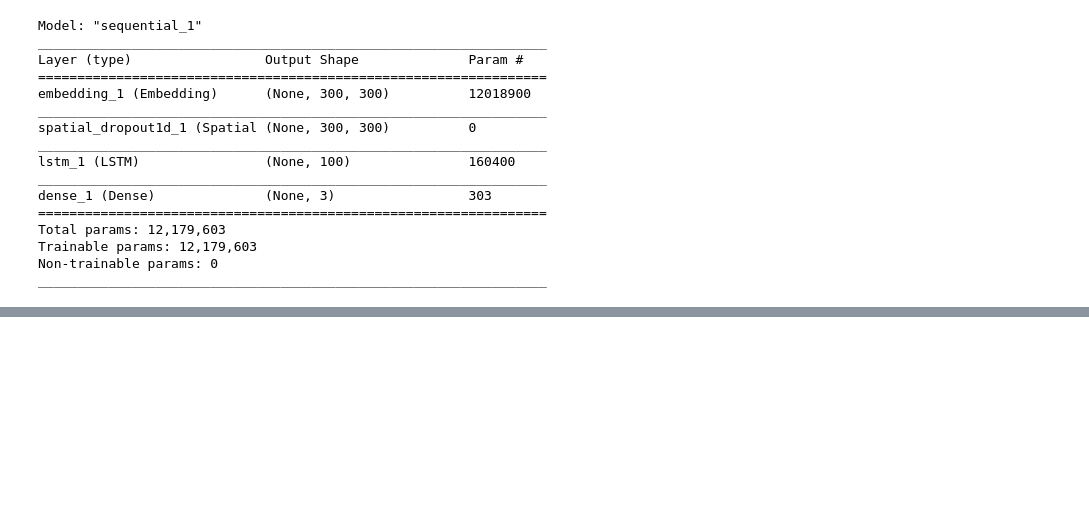
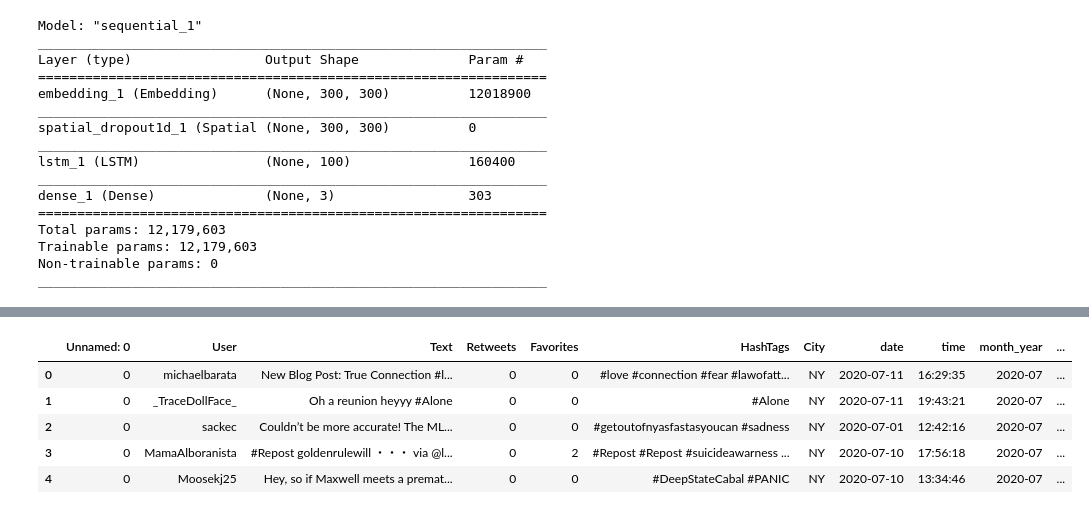
Before and after one commit to aradhanacha/NLP, a Jupyter notebook: LSTM_train.ipynb, the cells around one changed output, grey strips where cells are left out. Cells and saved outputs as stored; diff of their text form; code cells hidden in the pictures; blank space fills up the shorter version.

```diff
--- a/LSTM_train.ipynb
+++ b/LSTM_train.ipynb
@@ -245,5 +255,5 @@ print(confusion_matrix(y_test_1d, y_pred_1d))
 # %%
-THRESHOLDS = (0.4, 0.8)
+THRESHOLDS = (0.6, 0.8)
 # %%
 def decode_risk(stage,score):
   if stage==0:
@@ -324,0 +362,12 @@ _________________________________________________________________
+# %%
+#read_data
+Pred_data['Mental_condition'] = Pred_data['Processed_Text'].apply(predict)
+# %%
+Pred_data.head()
+# %% [output]
+|  | Unnamed: 0 | User | Text | Retweets | Favorites | HashTags | City | date | time | month_year | ... |
+| 0 | 0 | michaelbarata | New Blog Post: True Connection #l... | 0 | 0 | #love #connection #fear #lawofatt... | NY | 2020-07-11 | 16:29:35 | 2020-07 | ... |
+| 1 | 0 | _TraceDollFace_ | Oh a reunion heyyy #Alone | 0 | 0 | #Alone | NY | 2020-07-11 | 19:43:21 | 2020-07 | ... |
+| 2 | 0 | sackec | Couldn’t be more accurate! The ML... | 0 | 0 | #getoutofnyasfastasyoucan #sadness | NY | 2020-07-01 | 12:42:16 | 2020-07 | ... |
+| 3 | 0 | MamaAlboranista | #Repost goldenrulewill ・・・ via @l... | 0 | 2 | #Repost #Repost #suicideawarness ... | NY | 2020-07-10 | 17:56:18 | 2020-07 | ... |
+| 4 | 0 | Moosekj25 | Hey, so if Maxwell meets a premat... | 0 | 0 | #DeepStateCabal #PANIC | NY | 2020-07-10 | 13:34:46 | 2020-07 | ... |
```
Also changed, not shown: parts of 8 cells of this notebook.
